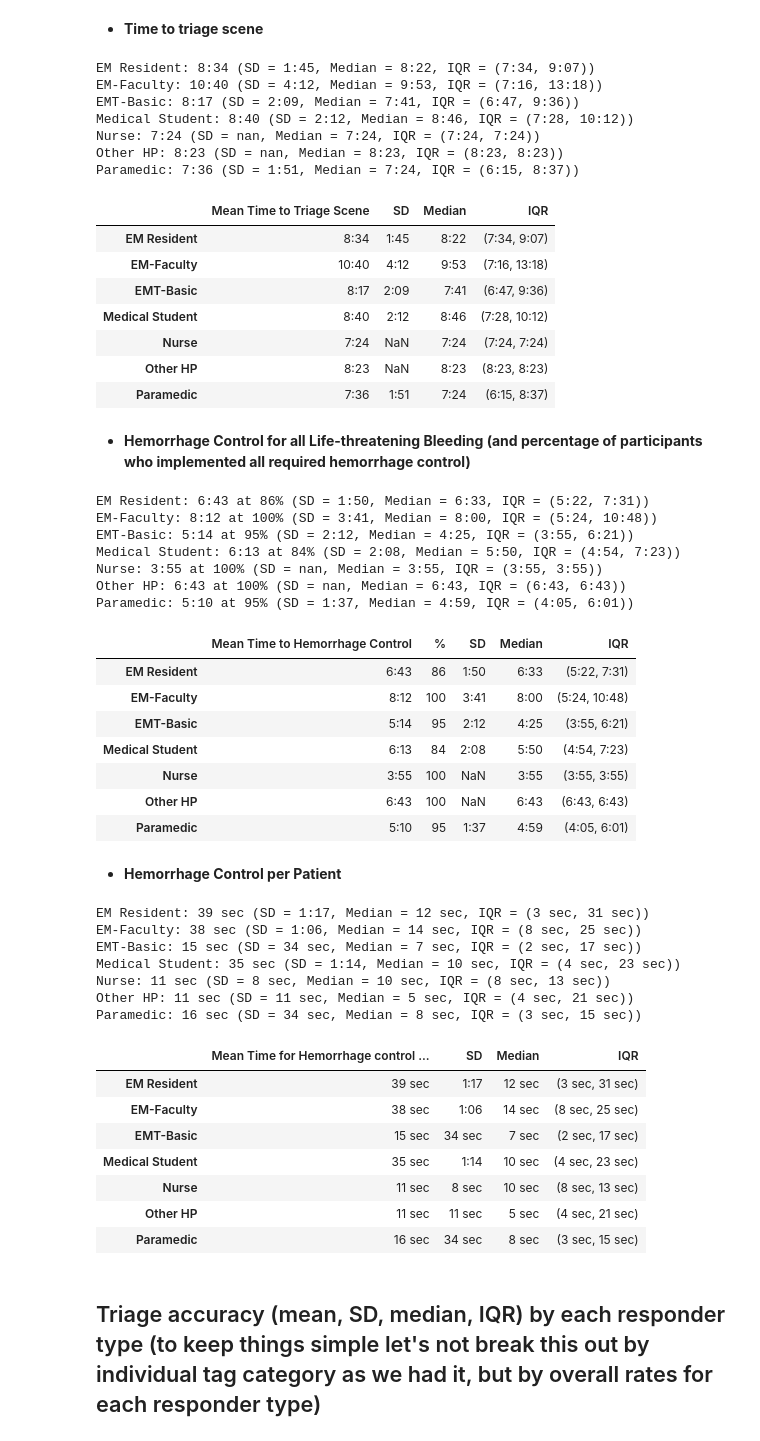
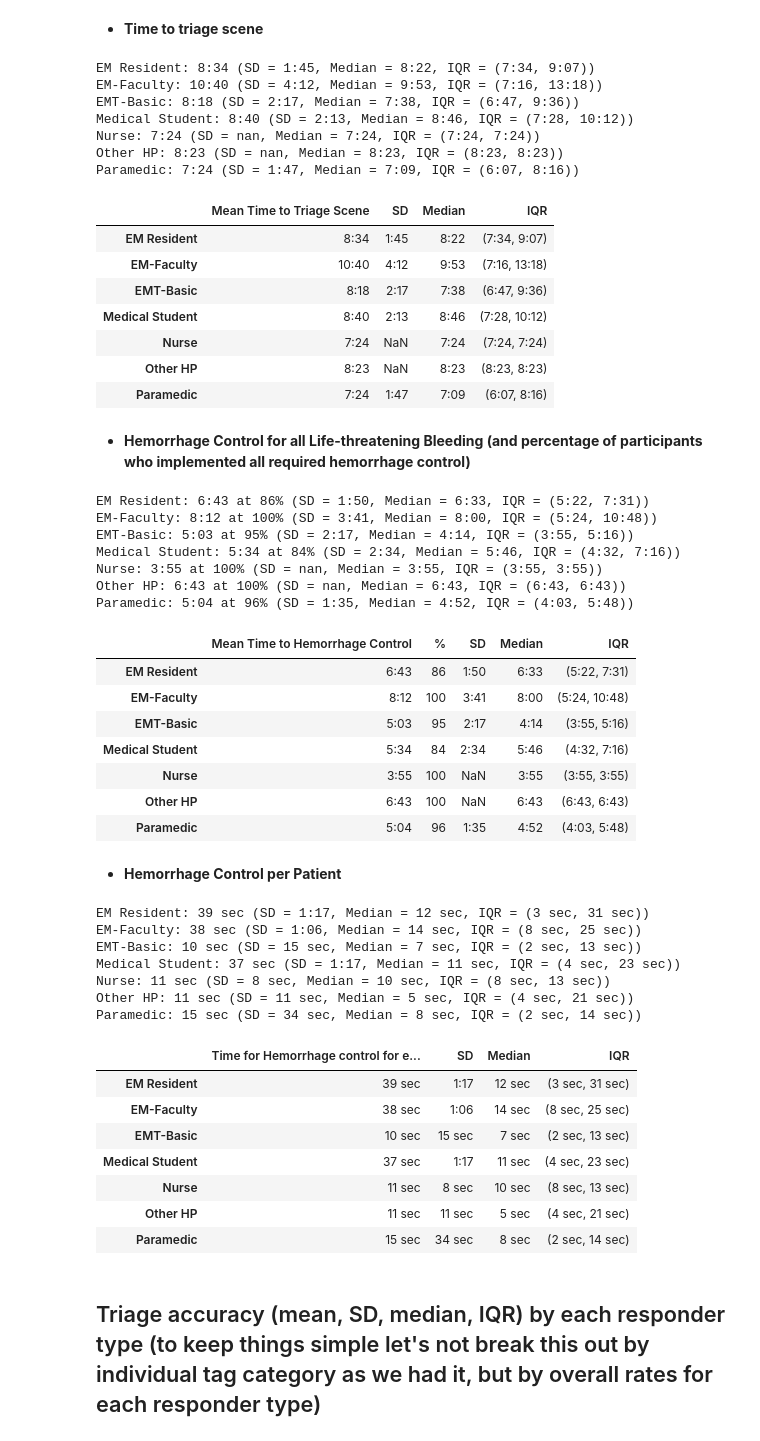
Before and after one commit to dbabbitt/itm-analysis-reporting-1, a Jupyter notebook: builders/Create Swap Measure ANOVA Dataframe.ipynb, the cells around one changed output. Cells and saved outputs as stored; diff of their text form; code cells hidden in the pictures.

```diff
--- a/builders/Create Swap Measure ANOVA Dataframe.ipynb
+++ b/builders/Create Swap Measure ANOVA Dataframe.ipynb
@@ -62,7 +62,7 @@ elevens_df = fu.get_elevens_data_frame(
     triage_paper_df.merge(count_swaps_df, on=fu.scene_groupby_columns, how='inner'),
     file_stats_df,
     scene_stats_df.merge(count_swaps_df, on=fu.scene_groupby_columns, how='inner'),
-    needed_columns=['scene_type', 'is_scene_aborted', 'is_a_one_triage_file', 'responder_category', 'responder_type', 'overall_category'],
+    needed_columns=['scene_type', 'is_scene_aborted', 'is_a_one_triage_file', 'responder_category', 'responder_type', 'overall_category', 'encounter_layout'],
     patient_count_filter_fn=patient_count_filter_fn
 )
 print('elevens_df', elevens_df.shape[0], elevens_df.session_uuid.nunique(), elevens_df.shape[1]) # 397230 331 118
@@ -79,0 +80,9 @@ elevens_df 388745 331 118
+# %%
+
+# Get a dataset of only "First 11" encounter layouts
+mask_series = (elevens_df.encounter_layout == 'DCEMS 11')
+display(elevens_df.groupby('encounter_layout').size().to_frame().rename(columns={0: 'record_count'}).sort_values(
+    'record_count', ascending=False
+).head(5))
+elevens_df = elevens_df[~mask_series]
+print('elevens_df', elevens_df.shape[0], elevens_df.session_uuid.nunique(), elevens_df.shape[1]) # 388745 331 118
@@ -87,6 +102,8 @@ elevens_df.loc[mask_series, 'responder_category'] = elevens_df.loc[mask_series,
 # Get priority group dictionary and set a column with in the merge dataset
 mask_series = ~first11_optimal_order_df.Patient.isnull()
 priority_group_dict = first11_optimal_order_df[mask_series].set_index('Patient').Group.to_dict()
+
+mask_series = ~first11_optimal_order_df.Patient.isnull()
 first11_patients_list = sorted(first11_optimal_order_df[mask_series].Patient.unique())
 print(priority_group_dict)
 mask_series = elevens_df.patient_id.isin(first11_patients_list)
@@ -254,6 +123,7 @@ from datetime import timedelta
 
 cn = 'triage_time'
 statistics_df = DataFrame([])
+temporalize_fn = lambda x: fu.format_timedelta(timedelta(milliseconds=int(x)), minimum_unit='minutes')
 for responder_category, responder_categories_df in elevens_df.groupby('responder_category'):
     df = Series(
         [fu.get_triage_time(scene_df) for _, scene_df in responder_categories_df.groupby(fu.scene_groupby_columns)]
@@ -274,19 +144,19 @@ HTML(statistics_df.rename(columns={'mean': columns_list[0], 'median': columns_li
 # %% [output]
 EM Resident: 8:34 (SD = 1:45, Median = 8:22, IQR = (7:34, 9:07))
 EM-Faculty: 10:40 (SD = 4:12, Median = 9:53, IQR = (7:16, 13:18))
-EMT-Basic: 8:17 (SD = 2:09, Median = 7:41, IQR = (6:47, 9:36))
-Medical Student: 8:40 (SD = 2:12, Median = 8:46, IQR = (7:28, 10:12))
+EMT-Basic: 8:18 (SD = 2:17, Median = 7:38, IQR = (6:47, 9:36))
+Medical Student: 8:40 (SD = 2:13, Median = 8:46, IQR = (7:28, 10:12))
 Nurse: 7:24 (SD = nan, Median = 7:24, IQR = (7:24, 7:24))
 Other HP: 8:23 (SD = nan, Median = 8:23, IQR = (8:23, 8:23))
-Paramedic: 7:36 (SD = 1:51, Median = 7:24, IQR = (6:15, 8:37))
+Paramedic: 7:24 (SD = 1:47, Median = 7:09, IQR = (6:07, 8:16))
 |  | Mean Time to Triage Scene | SD | Median | IQR |
 | EM Resident | 8:34 | 1:45 | 8:22 | (7:34, 9:07) |
 | EM-Faculty | 10:40 | 4:12 | 9:53 | (7:16, 13:18) |
-| EMT-Basic | 8:17 | 2:09 | 7:41 | (6:47, 9:36) |
-| Medical Student | 8:40 | 2:12 | 8:46 | (7:28, 10:12) |
+| EMT-Basic | 8:18 | 2:17 | 7:38 | (6:47, 9:36) |
+| Medical Student | 8:40 | 2:13 | 8:46 | (7:28, 10:12) |
 | Nurse | 7:24 | NaN | 7:24 | (7:24, 7:24) |
 | Other HP | 8:23 | NaN | 8:23 | (8:23, 8:23) |
-| Paramedic | 7:36 | 1:51 | 7:24 | (6:15, 8:37) |
+| Paramedic | 7:24 | 1:47 | 7:09 | (6:07, 8:16) |
 # %% [markdown]
 
 * **Hemorrhage Control for all Life-threatening Bleeding (and percentage of participants who implemented all required hemorrhage control)**
@@ -320,64 +190,66 @@ HTML(statistics_df.rename(columns={'mean': columns_list[0], 'median': columns_li
 # %% [output]
 EM Resident: 6:43 at 86% (SD = 1:50, Median = 6:33, IQR = (5:22, 7:31))
 EM-Faculty: 8:12 at 100% (SD = 3:41, Median = 8:00, IQR = (5:24, 10:48))
-EMT-Basic: 5:14 at 95% (SD = 2:12, Median = 4:25, IQR = (3:55, 6:21))
-Medical Student: 6:13 at 84% (SD = 2:08, Median = 5:50, IQR = (4:54, 7:23))
+EMT-Basic: 5:03 at 95% (SD = 2:17, Median = 4:14, IQR = (3:55, 5:16))
+Medical Student: 5:34 at 84% (SD = 2:34, Median = 5:46, IQR = (4:32, 7:16))
 Nurse: 3:55 at 100% (SD = nan, Median = 3:55, IQR = (3:55, 3:55))
 Other HP: 6:43 at 100% (SD = nan, Median = 6:43, IQR = (6:43, 6:43))
-Paramedic: 5:10 at 95% (SD = 1:37, Median = 4:59, IQR = (4:05, 6:01))
+Paramedic: 5:04 at 96% (SD = 1:35, Median = 4:52, IQR = (4:03, 5:48))
 |  | Mean Time to Hemorrhage Control | % | SD | Median | IQR |
 | EM Resident | 6:43 | 86 | 1:50 | 6:33 | (5:22, 7:31) |
 | EM-Faculty | 8:12 | 100 | 3:41 | 8:00 | (5:24, 10:48) |
-| EMT-Basic | 5:14 | 95 | 2:12 | 4:25 | (3:55, 6:21) |
-| Medical Student | 6:13 | 84 | 2:08 | 5:50 | (4:54, 7:23) |
+| EMT-Basic | 5:03 | 95 | 2:17 | 4:14 | (3:55, 5:16) |
+| Medical Student | 5:34 | 84 | 2:34 | 5:46 | (4:32, 7:16) |
 | Nurse | 3:55 | 100 | NaN | 3:55 | (3:55, 3:55) |
 | Other HP | 6:43 | 100 | NaN | 6:43 | (6:43, 6:43) |
-| Paramedic | 5:10 | 95 | 1:37 | 4:59 | (4:05, 6:01) |
+| Paramedic | 5:04 | 96 | 1:35 | 4:52 | (4:03, 5:48) |
 # %% [markdown]
 
 * **Hemorrhage Control per Patient**
 # %%
 
 # Get info for Hemorrhage control per patient
+# Duration of time from when the patient was first approached by the participant until
+# the time hemorrhage treatment was applied (with a tourniquet or wound packing)
 cn = 'controlled_time'
 statistics_df = DataFrame([])
 for responder_category, responder_categories_df in elevens_df.groupby('responder_category'):
     times_list = []
     for _, scene_df in responder_categories_df.groupby(fu.scene_groupby_columns):
         for _, patient_df in scene_df.groupby('patient_id'):
             if fu.get_is_patient_hemorrhaging(patient_df):
-                controlled_time = fu.get_time_to_hemorrhage_control(patient_df, scene_start=fu.get_scene_start(scene_df))
+                controlled_time = fu.get_time_to_hemorrhage_control(patient_df, scene_start=fu.get_first_patient_interaction(patient_df))
                 times_list.append(controlled_time)
     df = Series(times_list).to_frame().rename(columns={0: cn})
     df = nu.get_statistics(df, [cn]).applymap(lambda x: fu.format_timedelta(timedelta(milliseconds=int(x)), minimum_unit='seconds'), na_action='ignore')
     statistics_df = pd.concat([statistics_df, df.rename(columns={cn: responder_category}).T], axis='index')
     hcpp_dict = df.to_dict()[cn]
     print(
         f"{responder_category}: {hcpp_dict['mean']} (SD = {hcpp_dict['SD']}, Median = {hcpp_dict['median']},"
         f" IQR = ({hcpp_dict['25%']}, {hcpp_dict['75%']}))"
     )
 
 # Display it as HTML
 statistics_df['IQR'] = '(' + statistics_df['25%'] + ', ' + statistics_df['75%'] + ')'
-columns_list = ['Mean Time for Hemorrhage control per Patient', 'SD', 'Median', 'IQR']
+columns_list = ['Time for Hemorrhage control for each Patient', 'SD', 'Median', 'IQR']
 print()
 HTML(statistics_df.rename(columns={'mean': columns_list[0], 'median': columns_list[2]})[columns_list].to_html())
 # %% [output]
 EM Resident: 39 sec (SD = 1:17, Median = 12 sec, IQR = (3 sec, 31 sec))
 EM-Faculty: 38 sec (SD = 1:06, Median = 14 sec, IQR = (8 sec, 25 sec))
-EMT-Basic: 15 sec (SD = 34 sec, Median = 7 sec, IQR = (2 sec, 17 sec))
-Medical Student: 35 sec (SD = 1:14, Median = 10 sec, IQR = (4 sec, 23 sec))
+EMT-Basic: 10 sec (SD = 15 sec, Median = 7 sec, IQR = (2 sec, 13 sec))
+Medical Student: 37 sec (SD = 1:17, Median = 11 sec, IQR = (4 sec, 23 sec))
 Nurse: 11 sec (SD = 8 sec, Median = 10 sec, IQR = (8 sec, 13 sec))
 Other HP: 11 sec (SD = 11 sec, Median = 5 sec, IQR = (4 sec, 21 sec))
-Paramedic: 16 sec (SD = 34 sec, Median = 8 sec, IQR = (3 sec, 15 sec))
+Paramedic: 15 sec (SD = 34 sec, Median = 8 sec, IQR = (2 sec, 14 sec))
-|  | Mean Time for Hemorrhage control ... | SD | Median | IQR |
+|  | Time for Hemorrhage control for e... | SD | Median | IQR |
 | EM Resident | 39 sec | 1:17 | 12 sec | (3 sec, 31 sec) |
 | EM-Faculty | 38 sec | 1:06 | 14 sec | (8 sec, 25 sec) |
-| EMT-Basic | 15 sec | 34 sec | 7 sec | (2 sec, 17 sec) |
-| Medical Student | 35 sec | 1:14 | 10 sec | (4 sec, 23 sec) |
+| EMT-Basic | 10 sec | 15 sec | 7 sec | (2 sec, 13 sec) |
+| Medical Student | 37 sec | 1:17 | 11 sec | (4 sec, 23 sec) |
 | Nurse | 11 sec | 8 sec | 10 sec | (8 sec, 13 sec) |
 | Other HP | 11 sec | 11 sec | 5 sec | (4 sec, 21 sec) |
-| Paramedic | 16 sec | 34 sec | 8 sec | (3 sec, 15 sec) |
+| Paramedic | 15 sec | 34 sec | 8 sec | (2 sec, 14 sec) |
 # %% [markdown]
 
 ## Triage accuracy (mean, SD, median, IQR) by each responder type (to keep things simple let's not break this out by individual tag category as we had it, but by overall rates for each responder type)
```
Also changed, not shown: parts of 28 cells of this notebook, 8 other files.
